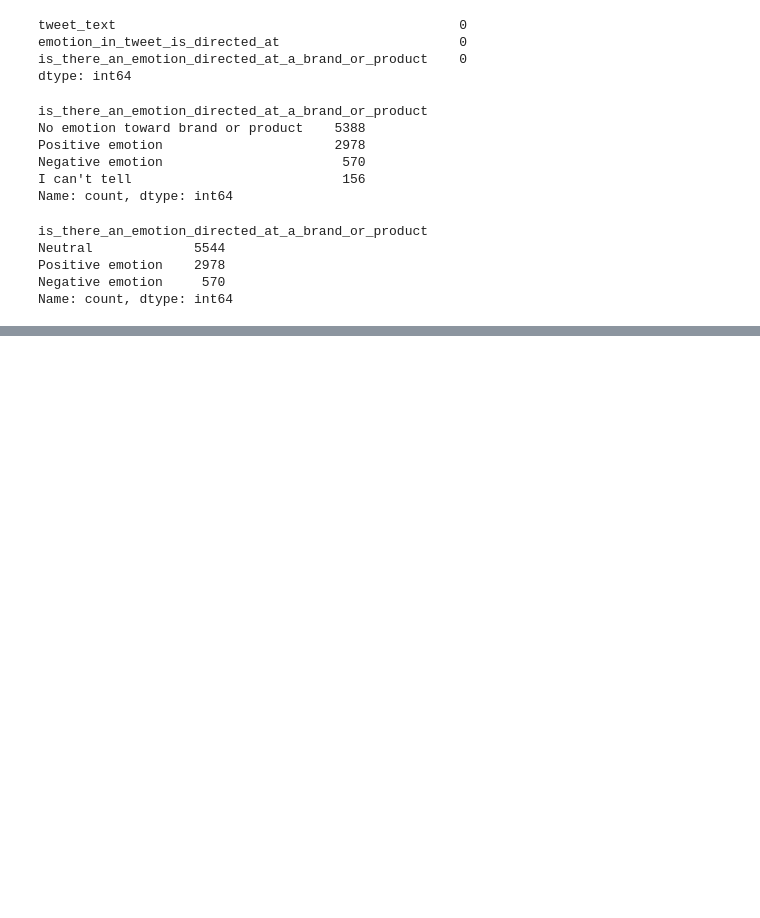
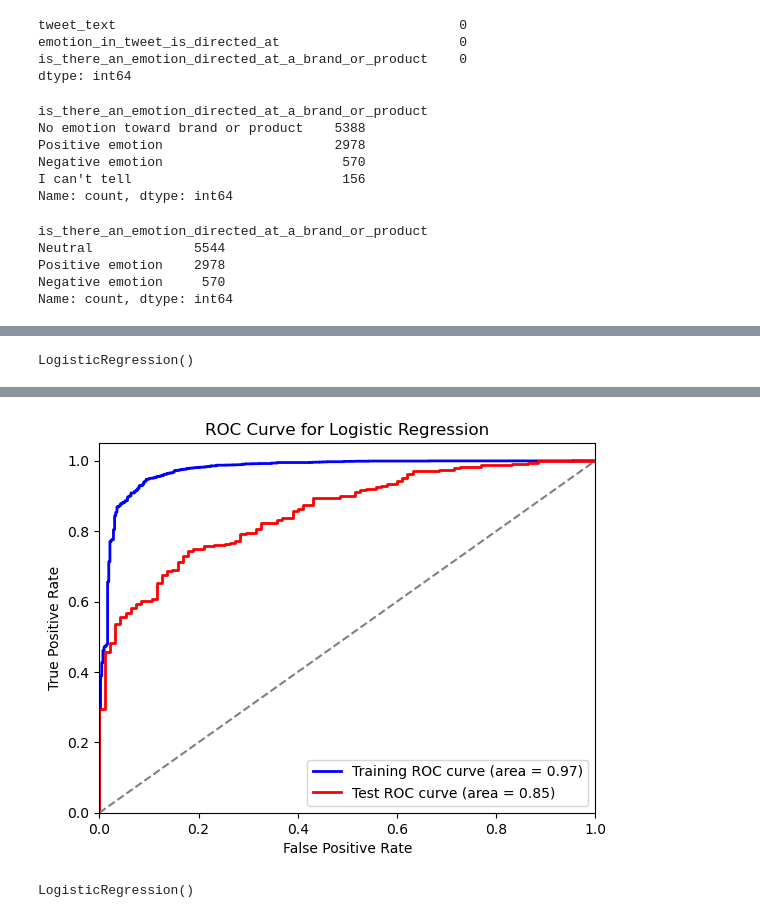
Before and after one commit to Gladwellchebelyon/Twitter-Sentiment-Analysis, a Jupyter notebook: Twitter_Sentiment_Analysis.ipynb, the cells around one changed output, grey strips where cells are left out. Drawn from its saved outputs; the diff is of its cells as text; code cells hidden in the pictures; blank space fills up the shorter version.

```diff
--- a/Twitter_Sentiment_Analysis.ipynb
+++ b/Twitter_Sentiment_Analysis.ipynb
@@ -233,0 +277,6 @@ tweets.emotion_in_tweet_is_directed_at.dropna(subset='Unknown')
+# %%
+#Remove the columns where 'is_there_an_emotion_directed_at_a_brand_or_product'  is 'Neutral'
+bc_tweets = bc_tweets[bc_tweets['is_there_an_emotion_directed_at_a_brand_or_product']!= 'Neutral']
+# %%
+#make the token lists into strings
+bc_tweets['joined_clean_text'] = bc_tweets['clean_tweet_text'].str.join(' ')
@@ -233,0 +321,65 @@ tweets.emotion_in_tweet_is_directed_at.dropna(subset='Unknown')
+# %%
+#Create a Logistic regression
+logreg = LogisticRegression()
+#Fit the regressor on the train set
+logreg.fit(X_train, y_train)
+# %% [output]
+LogisticRegression()
+# %%
+#Make prediction for the train and test
+y_log_train_pred = logreg.predict(X_train)
+y_log_test_pred = logreg.predict(X_test)
+# %%
+#Model Evaluation
+#Creating a classification report
+train_class_report = classification_report(y_train, y_log_train_pred)
+test_class_report = classification_report(y_test, y_log_test_pred)
+#Display the results of the classification report
+print('The outcome of the training classification report is:')
+print(train_class_report)
+print('\n\n')
+print('The outcome of the test classification report is:')
+print(test_class_report)
+print('\n\n')
+
+#Let's create a confusion matrix that can helpprovide a summary of prediction results
+train_conf_mat = confusion_matrix(y_train, y_log_train_pred)
+test_conf_mat = confusion_matrix(y_test, y_log_test_pred)
+#Display the confusion matrix results for the train and test sets
+print('The confusion matric for the train set is:')
+print(train_conf_mat)
+print('\n\n')
+print('The confusion matric for the test set is:')
+print(test_conf_mat)
+print('\n\n')
+
+#Now let's look at the accuracy score for both sets
+train_acc = accuracy_score(y_train, y_log_train_pred)
+test_acc = accuracy_score(y_test, y_log_test_pred)
+#Display the results of the accuracy score
+print('The accuracy score for the train set is:', train_acc)
+print('The accuracy score for the test set is:', test_acc)
+
+#Fianlly we should consider the ROC curve and the AUC
+#start by getting probability estimates of the positive class
+y_train_prob = logreg.predict_proba(X_train)[:, 1]
+y_test_prob = logreg.predict_proba(X_test)[:, 1]
+#ROC curve for the training data
+fpr_train, tpr_train, threshold_train = roc_curve(y_train, y_train_prob)
+roc_auc_train = auc(fpr_train, tpr_train)
+#ROC curve for the test set
+fpr_test, tpr_test, threshold_test = roc_curve(y_test, y_test_prob)
+roc_auc_test = auc(fpr_test, tpr_test)
+#plot the ROC curve
+plt.figure()
+plt.plot(fpr_train, tpr_train, color='blue', lw=2, label=f'Training ROC curve (area = {roc_auc_train:.2f})')
+plt.plot(fpr_test, tpr_test, color='red', lw=2, label=f'Test ROC curve (area = {roc_auc_test:.2f})')
+plt.plot([0, 1], [0, 1], color='gray', linestyle='--')
+plt.xlim([0.0, 1.0])
+plt.ylim([0.0, 1.05])
+plt.xlabel('False Positive Rate')
+plt.ylabel('True Positive Rate')
+plt.title('ROC Curve for Logistic Regression')
+plt.legend(loc="lower right")
+plt.show()
+# %% [output]
@@ -233,0 +403 @@ tweets.emotion_in_tweet_is_directed_at.dropna(subset='Unknown')
+[figure, added]
@@ -233,0 +412,5 @@ tweets.emotion_in_tweet_is_directed_at.dropna(subset='Unknown')
+# %%
+#train the model
+logreg.fit(smote_X_train, smote_y_train)
+# %% [output]
+LogisticRegression()
```
Also changed, not shown: parts of 36 cells of this notebook.
